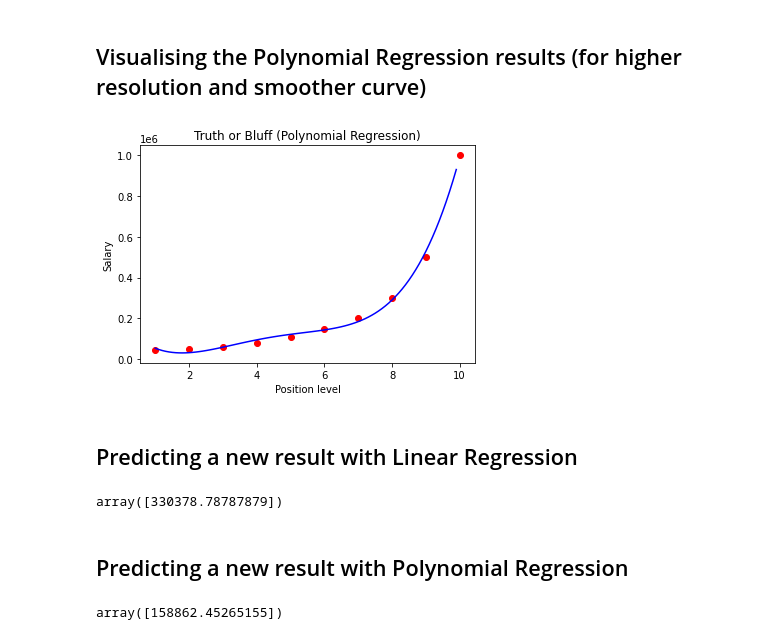
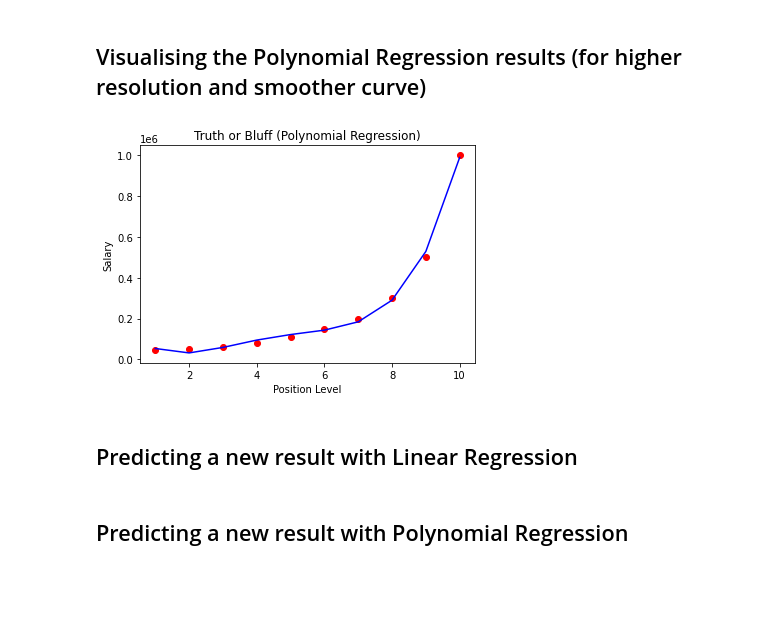
Before and after one commit to glory20h/MLAZ, a Jupyter notebook: polynomial_regression.ipynb, the cells around one changed output. Saved outputs shown, nothing was run; the diff lists cells and outputs as text; code cells hidden in the pictures; blank space fills up the shorter version.

```diff
--- a/polynomial_regression.ipynb
+++ b/polynomial_regression.ipynb
@@ -59,23 +59,15 @@ plt.show()
 # %%
 X_grid = np.arange(min(X), max(X), 0.1)
 X_grid = X_grid.reshape((len(X_grid), 1))
 plt.scatter(X, y, color = 'red')
-plt.plot(X_grid, lin_reg_2.predict(poly_reg.fit_transform(X_grid)), color = 'blue')
+plt.plot(X, lin_reg_2.predict(X_poly), color = 'blue')
 plt.title('Truth or Bluff (Polynomial Regression)')
-plt.xlabel('Position level')
+plt.xlabel('Position Level')
 plt.ylabel('Salary')
 plt.show()
 # %% [output]
-[figure, old version]
+[figure, new version]
 # %% [markdown]
 ## Predicting a new result with Linear Regression
-# %%
-lin_reg.predict([[6.5]])
-# %% [output]
-array([330378.78787879])
 # %% [markdown]
 ## Predicting a new result with Polynomial Regression
-# %%
-lin_reg_2.predict(poly_reg.fit_transform([[6.5]]))
-# %% [output]
-array([158862.45265155])
```
Also changed, not shown: parts of 1 cell of this notebook.
